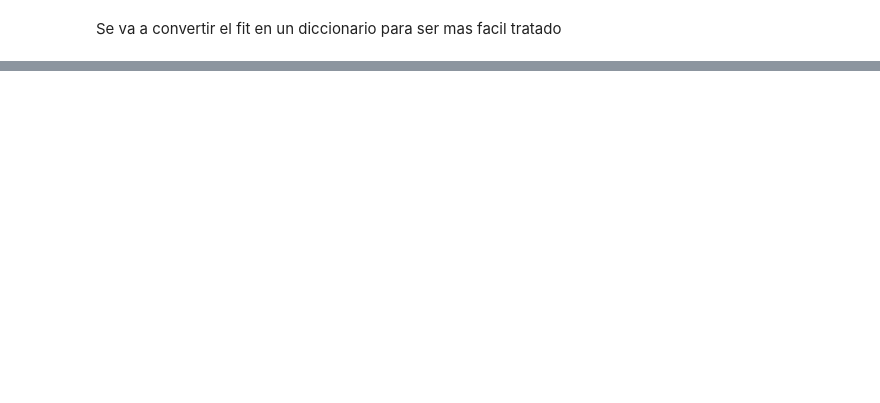
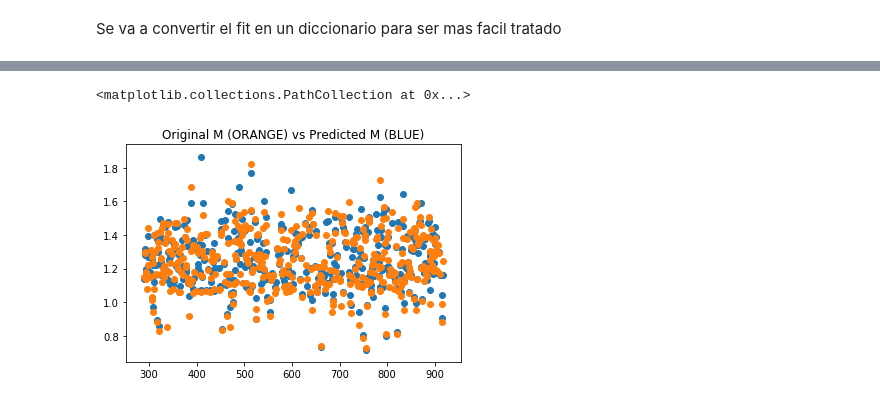
Before and after one commit to fmezacr/STELLAR, a Jupyter notebook: FASE_2/DATA/DatosEstelares_DropNan_Masa_HBM.ipynb, the cells around one changed output, grey strips where cells are left out. Drawn from its saved outputs; the diff is of its cells as text; code cells hidden in the pictures; blank space fills up the shorter version.

```diff
--- a/FASE_2/DATA/DatosEstelares_DropNan_Masa_HBM.ipynb
+++ b/FASE_2/DATA/DatosEstelares_DropNan_Masa_HBM.ipynb
@@ -405,0 +427,7 @@ plt.scatter(df_DS1.R, df_DS1.M)
+# %%
+plt.title('Original M (ORANGE) vs Predicted M (BLUE)')
+plt.scatter(df_DS1.index ,la['y'].mean(0))
+plt.scatter(df_DS1.index, df_DS1.M)
+# %% [output]
+<matplotlib.collections.PathCollection at 0x...>
+[figure, added]
```
Also changed, not shown: parts of 15 cells of this notebook.
